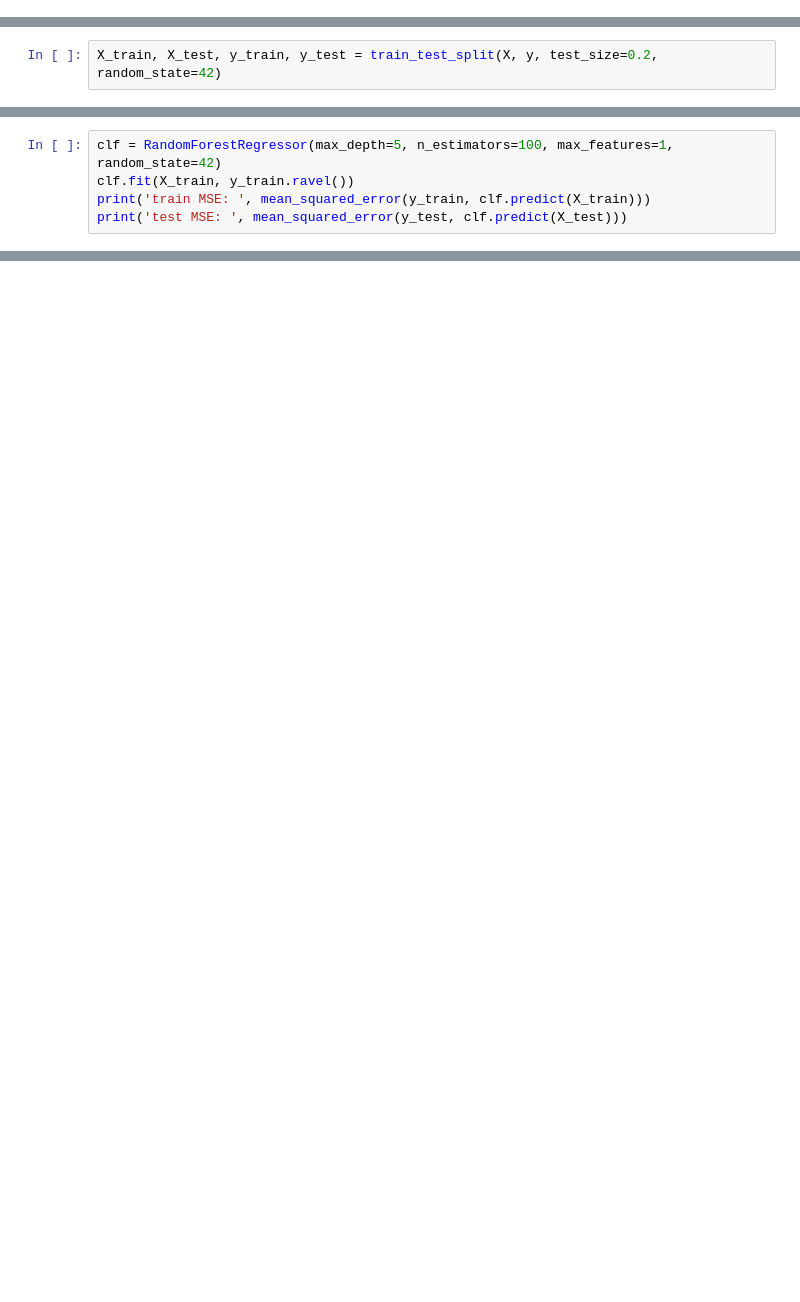
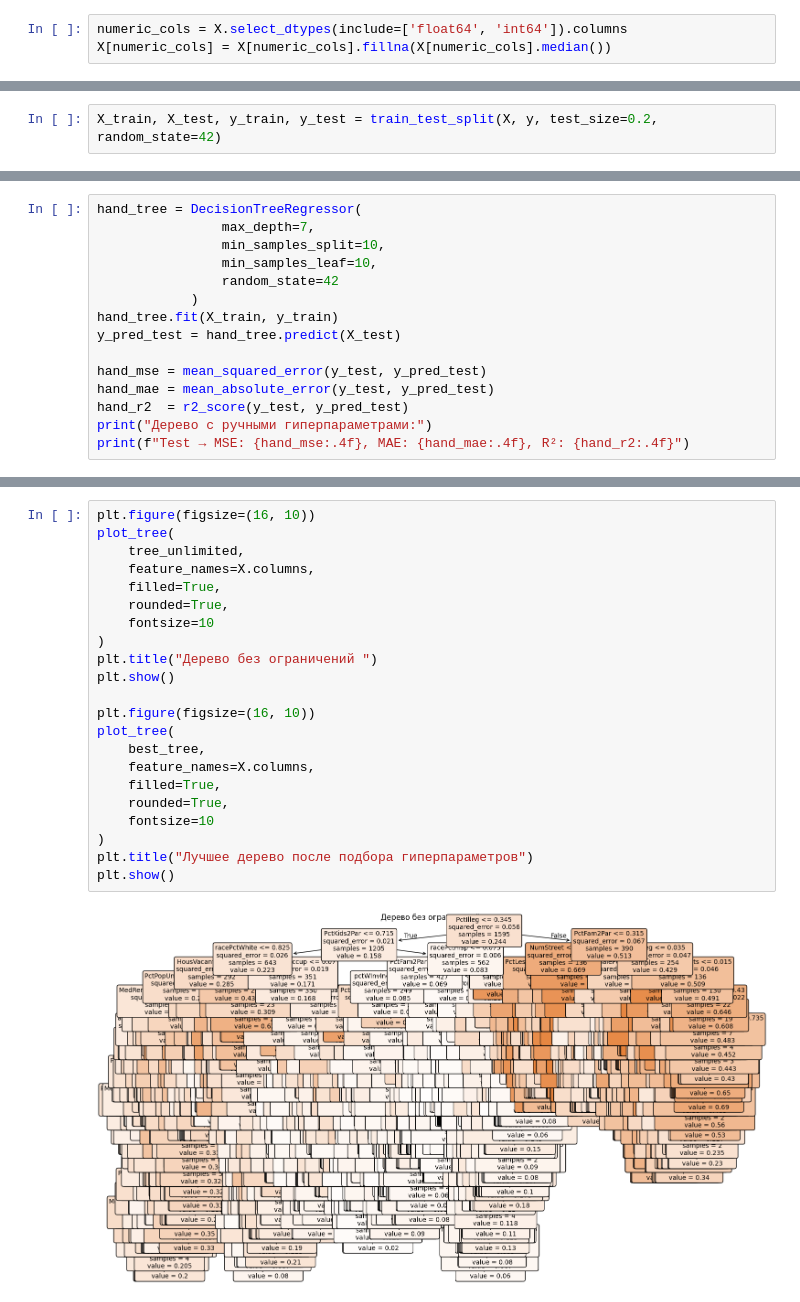
Before and after one commit to KhubbatulinMark/sber-21-rudn, a Jupyter notebook: solutions/ML/04-dt-rf-solution.ipynb, the cells around one changed output, grey strips where cells are left out. Saved outputs shown, nothing was run; the diff lists cells and outputs as text; blank space fills up the shorter version.

```diff
--- a/solutions/ML/04-dt-rf-solution.ipynb
+++ b/solutions/ML/04-dt-rf-solution.ipynb
@@ -138,0 +361,3 @@ X, y = generate_sin(1000)
+# %%
+numeric_cols = X.select_dtypes(include=['float64', 'int64']).columns
+X[numeric_cols] = X[numeric_cols].fillna(X[numeric_cols].median())
@@ -224,5 +382,0 @@ from sklearn.ensemble import RandomForestRegressor
-# %%
-clf = RandomForestRegressor(max_depth=5, n_estimators=100, max_features=1, random_state=42)
-clf.fit(X_train, y_train.ravel())
-print('train MSE: ', mean_squared_error(y_train, clf.predict(X_train)))
-print('test MSE: ', mean_squared_error(y_test, clf.predict(X_test)))
@@ -231,0 +407,15 @@ test MSE:  0.09076003396323057
+# %%
+hand_tree = DecisionTreeRegressor(
+                max_depth=7,
+                min_samples_split=10,
+                min_samples_leaf=10,
+                random_state=42
+            )
+hand_tree.fit(X_train, y_train)
+y_pred_test = hand_tree.predict(X_test)
+
+hand_mse = mean_squared_error(y_test, y_pred_test)
+hand_mae = mean_absolute_error(y_test, y_pred_test)
+hand_r2  = r2_score(y_test, y_pred_test)
+print("Дерево с ручными гиперпараметрами:")
+print(f"Test → MSE: {hand_mse:.4f}, MAE: {hand_mae:.4f}, R²: {hand_r2:.4f}")
@@ -231,0 +456,24 @@ test MSE:  0.09076003396323057
+# %%
+plt.figure(figsize=(16, 10))
+plot_tree(
+    tree_unlimited,
+    feature_names=X.columns,
+    filled=True,
+    rounded=True,
+    fontsize=10
+)
+plt.title("Дерево без ограничений ")
+plt.show()
+
+plt.figure(figsize=(16, 10))
+plot_tree(
+    best_tree,
+    feature_names=X.columns,
+    filled=True,
+    rounded=True,
+    fontsize=10
+)
+plt.title("Лучшее дерево после подбора гиперпараметров")
+plt.show()
+# %% [output]
+[figure, added]
```
Also changed, not shown: parts of 88 cells of this notebook, 3 other files.
